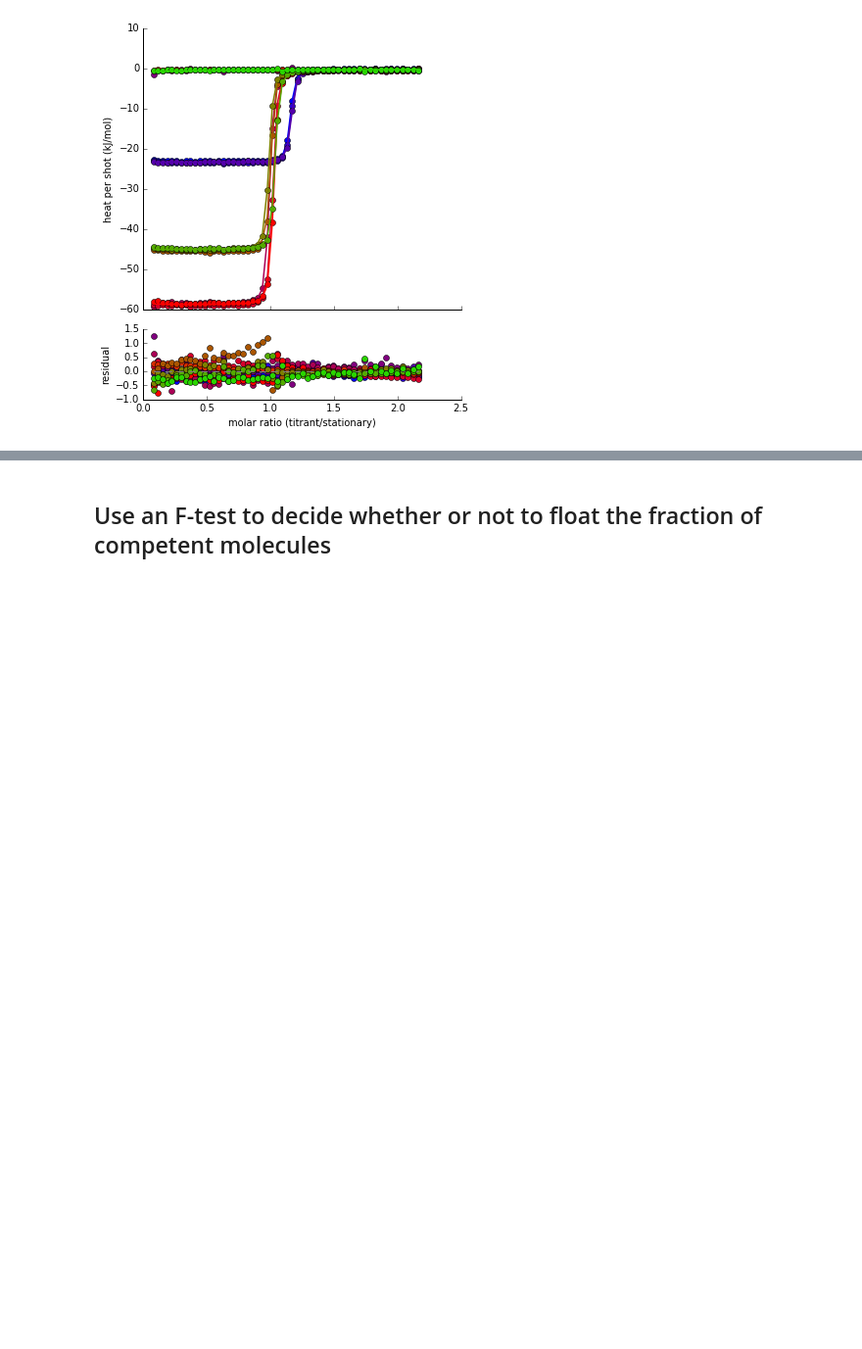
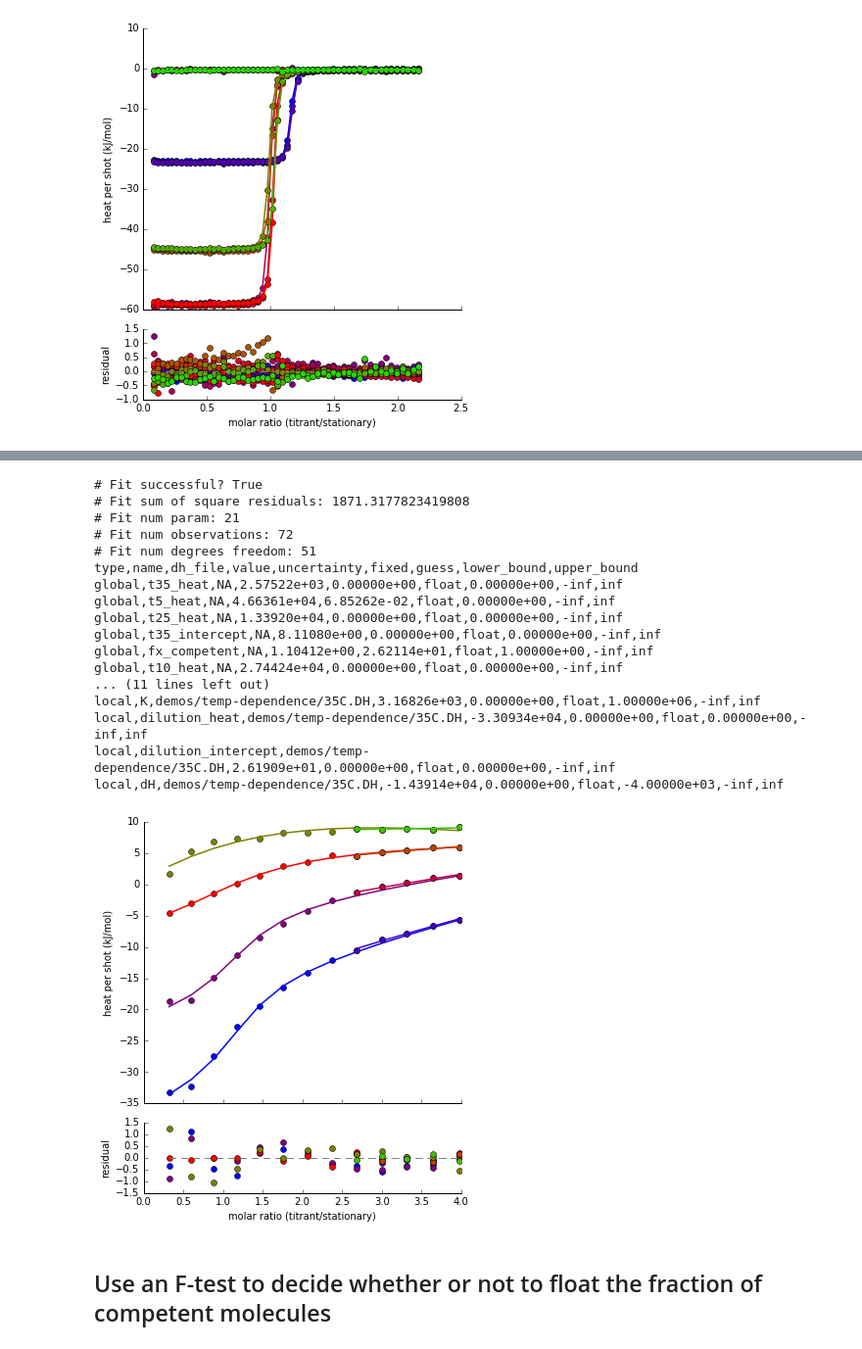
Before and after one commit to harmslab/pytc, a Jupyter notebook: Demo.ipynb, the cells around one changed output, grey strips where cells are left out. Shown: that part at 98% size. Drawn from its saved outputs; the diff is of its cells as text; code cells hidden in the pictures; blank space fills up the shorter version.

```diff
--- a/Demo.ipynb
+++ b/Demo.ipynb
@@ -606,3 +564,79 @@ local,fx_competent,demos/temp-dependence/25C.DH,1.10000e+00,4.22142e-01,float,1.
+# %%
+import pytc
+
+# --------------------------------------------------------------------
+# Create a global fitting instance
+g = pytc.global_models.GlobalFit() #TempDependence()
+
+t5 = pytc.ITCExperiment("demos/temp-dependence/5C.DH",pytc.indiv_models.SingleSite,shot_start=1)
+g.add_experiment(t5)
+#g.link_to_global(t5,"dH","dH_global")
+g.link_to_global(t5,"dilution_heat","t5_heat")
+g.link_to_global(t5,"dilution_intercept","t5_intercept")
+g.link_to_global(t5,"fx_competent","fx_competent")
+
+t5_blank = pytc.ITCExperiment("demos/temp-dependence/5C.DH",pytc.indiv_models.Blank,shot_start=9)
+g.add_experiment(t5_blank,weight=100)
+g.link_to_global(t5_blank,"dilution_heat","t5_heat")
+g.link_to_global(t5_blank,"dilution_intercept","t5_intercept")
+
+t10 = pytc.ITCExperiment("demos/temp-dependence/10C.DH",pytc.indiv_models.SingleSite,shot_start=1)
+g.add_experiment(t10)
+#g.link_to_global(t10,"dH","dH_global")
+g.link_to_global(t10,"dilution_heat","t10_heat")
+g.link_to_global(t10,"dilution_intercept","t10_intercept")
+g.link_to_global(t10,"fx_competent","fx_competent")
+
+t10_blank = pytc.ITCExperiment("demos/temp-dependence/10C.DH",pytc.indiv_models.Blank,shot_start=9)
+g.add_experiment(t10_blank,weight=100)
+g.link_to_global(t10_blank,"dilution_heat","t10_heat")
+g.link_to_global(t10_blank,"dilution_intercept","t10_intercept")
+
+t25 = pytc.ITCExperiment("demos/temp-dependence/25C.DH",pytc.indiv_models.SingleSite,shot_start=1)
+g.add_experiment(t25)
+#g.link_to_global(t25,"dH","dH_global")
+
+t25_blank = pytc.ITCExperiment("demos/temp-dependence/25C.DH",pytc.indiv_models.Blank,shot_start=9)
+g.add_experiment(t25_blank,weight=100)
+g.link_to_global(t25_blank,"dilution_heat","t25_heat")
+g.link_to_global(t25_blank,"dilution_intercept","t25_intercept")
+g.link_to_global(t25,"fx_competent","fx_competent")
+
+t35 = pytc.ITCExperiment("demos/temp-dependence/35C.DH",pytc.indiv_models.SingleSite,shot_start=1)
+g.add_experiment(t35)
+#g.link_to_global(t35,"dH","dH_global")
+
+t35_blank = pytc.ITCExperiment("demos/temp-dependence/35C.DH",pytc.indiv_models.Blank,shot_start=9)
+g.add_experiment(t35_blank,weight=100)
+g.link_to_global(t35_blank,"dilution_heat","t35_heat")
+g.link_to_global(t35_blank,"dilution_intercept","t35_intercept")
+g.link_to_global(t35,"fx_competent","fx_competent")
+
+# Do fit
+g.fit()
+
+# Show the results
+fit, ax = g.plot()
+print(g.fit_as_csv)
+# %% [output]
+# Fit successful? True
+# Fit sum of square residuals: 1871.3177823419808
+# Fit num param: 21
+# Fit num observations: 72
+# Fit num degrees freedom: 51
+type,name,dh_file,value,uncertainty,fixed,guess,lower_bound,upper_bound
+global,t35_heat,NA,2.57522e+03,0.00000e+00,float,0.00000e+00,-inf,inf
+global,t5_heat,NA,4.66361e+04,6.85262e-02,float,0.00000e+00,-inf,inf
+global,t25_heat,NA,1.33920e+04,0.00000e+00,float,0.00000e+00,-inf,inf
+global,t35_intercept,NA,8.11080e+00,0.00000e+00,float,0.00000e+00,-inf,inf
+global,fx_competent,NA,1.10412e+00,2.62114e+01,float,1.00000e+00,-inf,inf
+global,t10_heat,NA,2.74424e+04,0.00000e+00,float,0.00000e+00,-inf,inf
+... (11 lines left out)
+local,K,demos/temp-dependence/35C.DH,3.16826e+03,0.00000e+00,float,1.00000e+06,-inf,inf
+local,dilution_heat,demos/temp-dependence/35C.DH,-3.30934e+04,0.00000e+00,float,0.00000e+00,-inf,inf
+local,dilution_intercept,demos/temp-dependence/35C.DH,2.61909e+01,0.00000e+00,float,0.00000e+00,-inf,inf
+local,dH,demos/temp-dependence/35C.DH,-1.43914e+04,0.00000e+00,float,-4.00000e+03,-inf,inf
+[figure, added]
 # %% [markdown]
 ## Use an F-test to decide whether or not to float the fraction of competent molecules
 # %%
```
Also changed, not shown: parts of 2 cells of this notebook, 18 other files.
